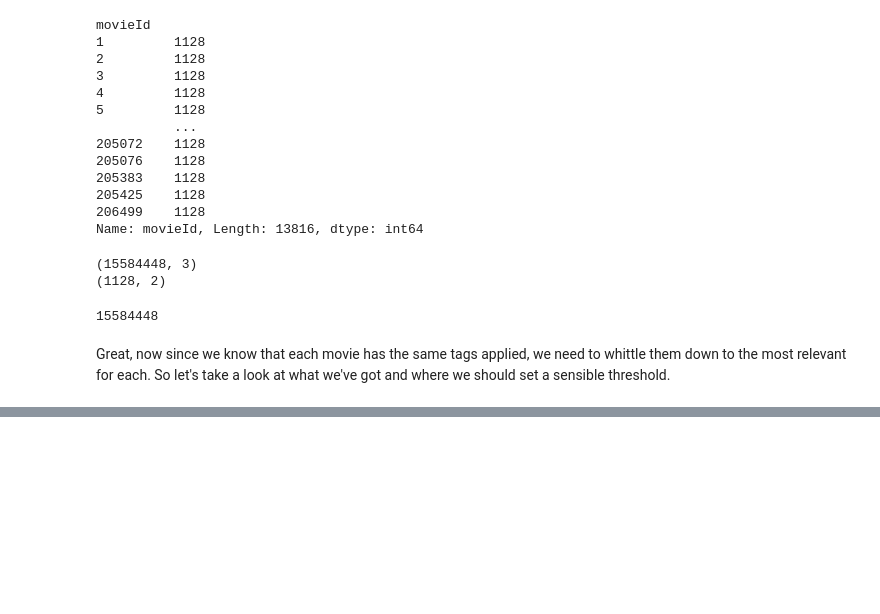
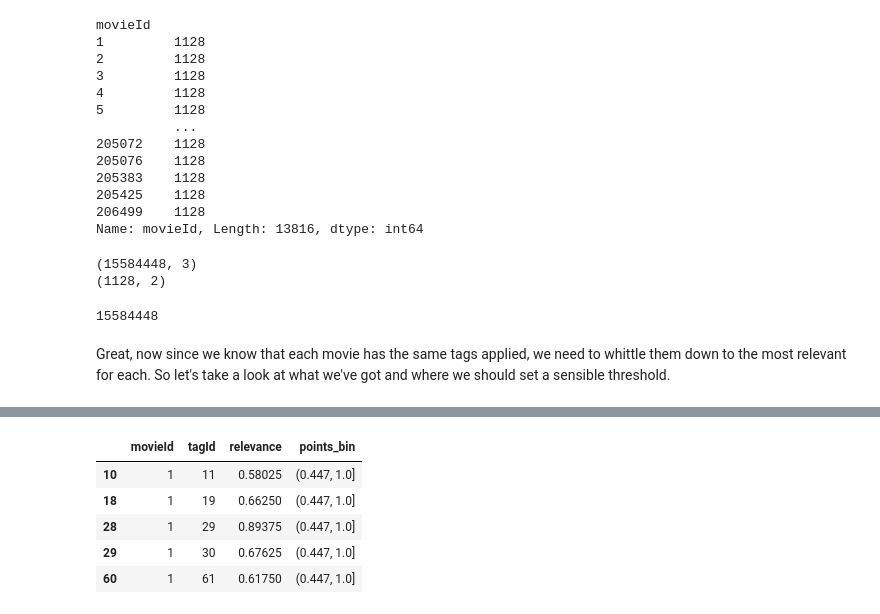
Before and after one commit to jh2048/movie_recommender, a Jupyter notebook: notebooks/collaborative_recommender.ipynb, the cells around one changed output, grey strips where cells are left out. Saved outputs shown, nothing was run; the diff lists cells and outputs as text; code cells hidden in the pictures; blank space fills up the shorter version.

```diff
--- a/notebooks/collaborative_recommender.ipynb
+++ b/notebooks/collaborative_recommender.ipynb
@@ -211 +245,11 @@ agg_g_scores_df = g_scores_df.groupby('movieId')['points_bin'].value_counts().to
+# %%
+g_scores_df_gt_5.groupby('movieId')['relevance'].value_counts().to_frame()
+g_scores_df_gt_5.head()
+# %% [output]
+|  | movieId | tagId | relevance | points_bin |
+| 10 | 1 | 11 | 0.58025 | (0.447, 1.0] |
+| 18 | 1 | 19 | 0.66250 | (0.447, 1.0] |
+| 28 | 1 | 29 | 0.89375 | (0.447, 1.0] |
+| 29 | 1 | 30 | 0.67625 | (0.447, 1.0] |
+| 60 | 1 | 61 | 0.61750 | (0.447, 1.0] |
 # %%
```
Also changed, not shown: parts of 8 cells of this notebook.
